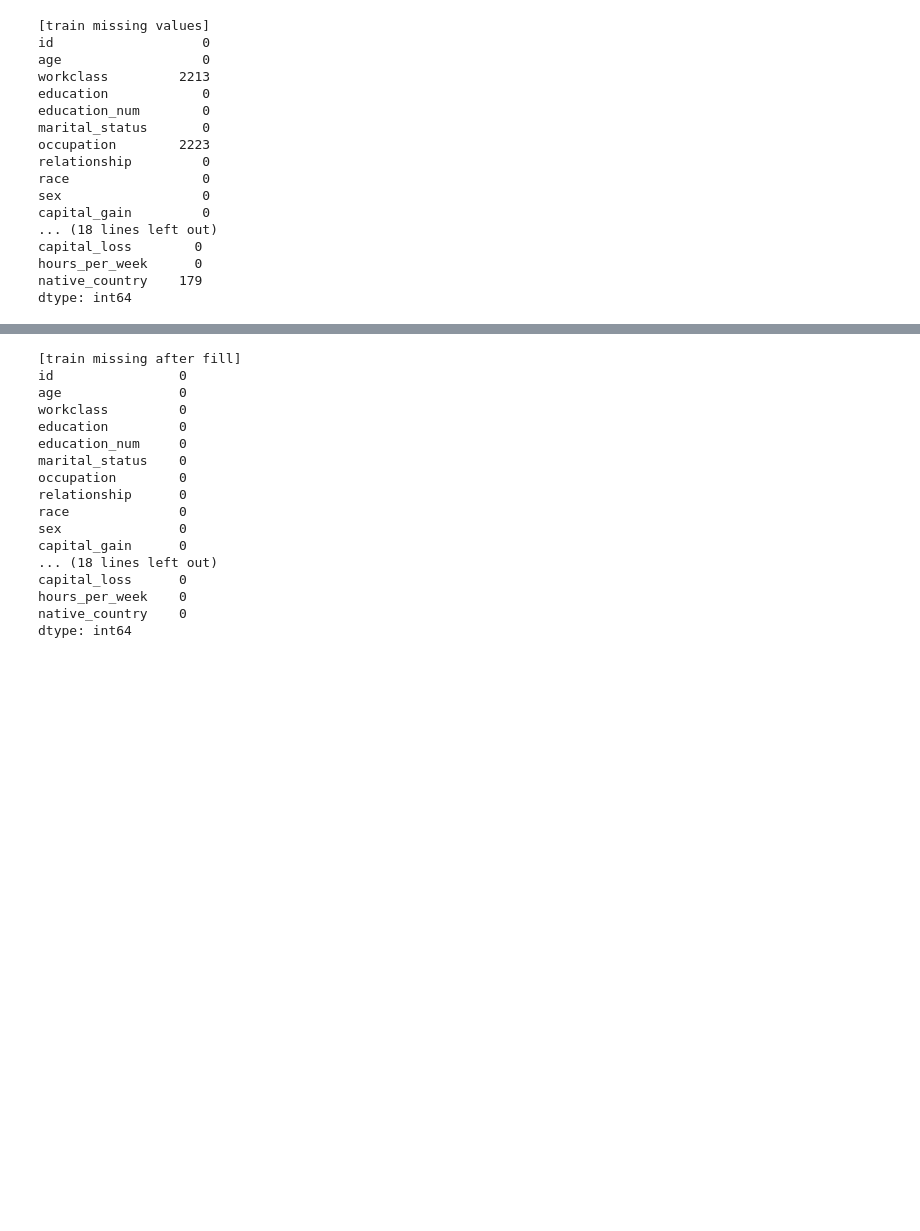
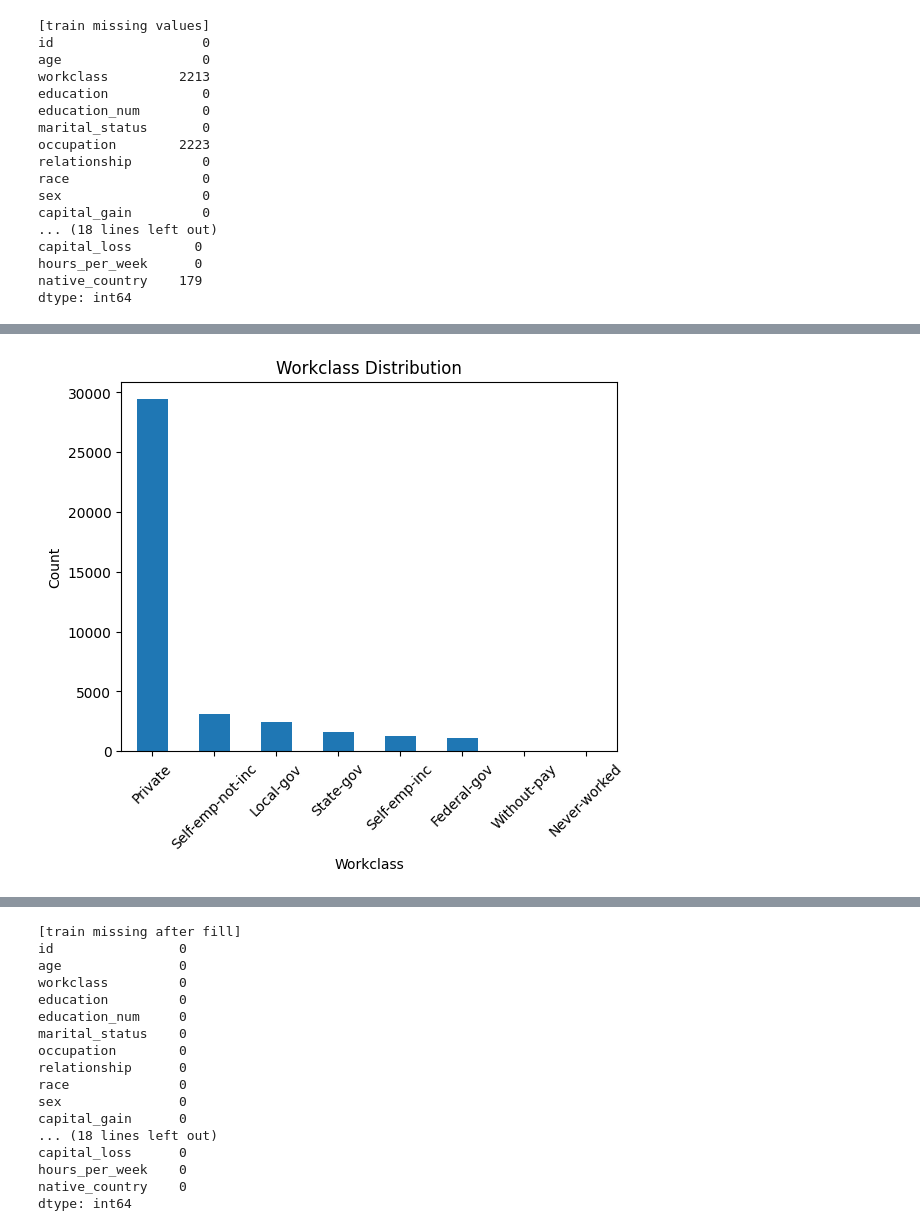
Before and after one commit to eluda315/pattern_recognition_team_project, a Jupyter notebook: code.ipynb, the cells around one changed output, grey strips where cells are left out. Drawn from its saved outputs; the diff is of its cells as text; code cells hidden in the pictures; blank space fills up the shorter version.

```diff
--- a/code.ipynb
+++ b/code.ipynb
@@ -78,0 +101,12 @@ dtype: int64
+# %%
+train_df['workclass'].value_counts().plot(kind='bar')
+
+plt.title("Workclass Distribution")
+plt.xlabel("Workclass")
+plt.ylabel("Count")
+
+plt.xticks(rotation=45)
+
+plt.show()
+# %% [output]
+[figure, added]
```
Also changed, not shown: parts of 4 cells of this notebook.
